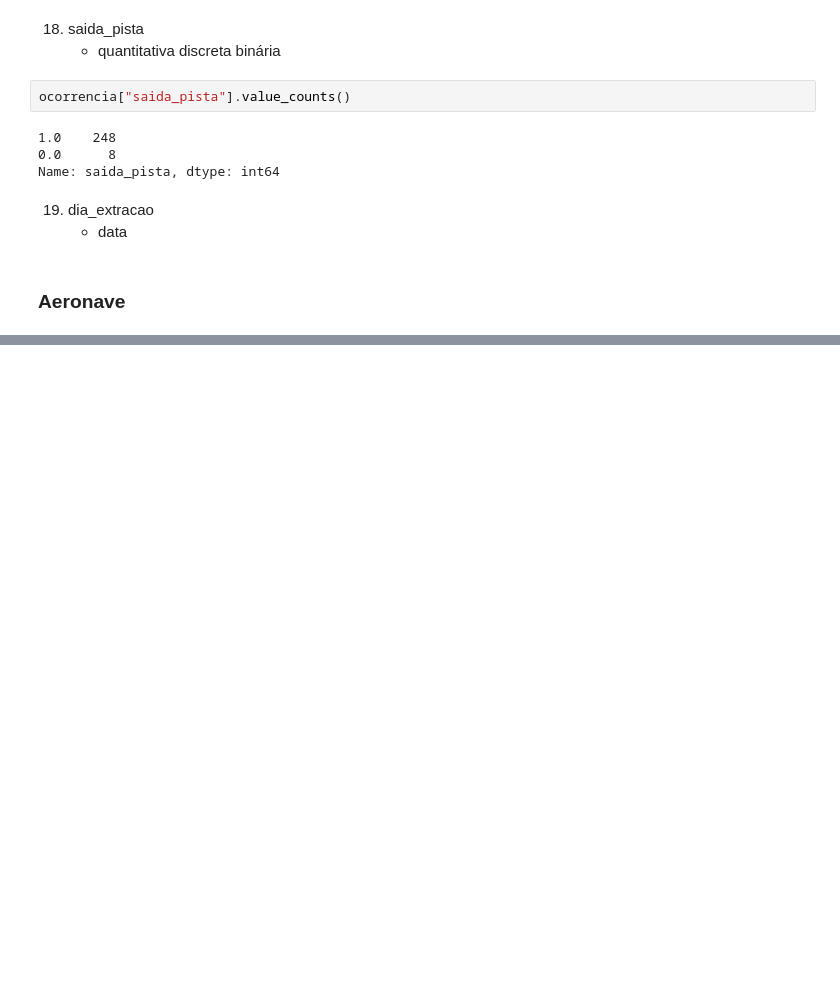
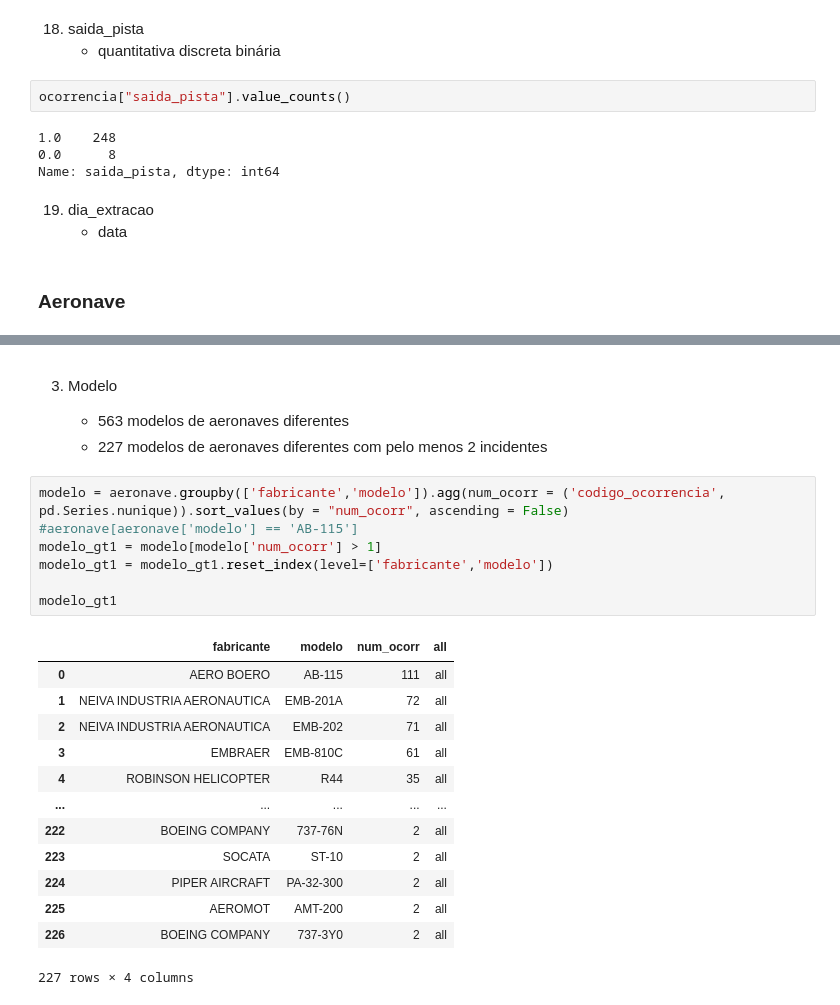
Before and after one commit to larissasayurifutino/brazil-flights-events, a Jupyter notebook: src/descritivas_LarissaSayuriSantos.ipynb, the cells around one changed output, grey strips where cells are left out. Drawn from its saved outputs; the diff is of its cells as text; blank space fills up the shorter version.

```diff
--- a/src/descritivas_LarissaSayuriSantos.ipynb
+++ b/src/descritivas_LarissaSayuriSantos.ipynb
@@ -697,0 +842,26 @@ Name: saida_pista, dtype: int64
+# %% [markdown]
+3. Modelo
+
+    * 563 modelos de aeronaves diferentes
+    * 227 modelos de aeronaves diferentes com pelo menos 2 incidentes
+# %%
+modelo = aeronave.groupby(['fabricante','modelo']).agg(num_ocorr = ('codigo_ocorrencia', pd.Series.nunique)).sort_values(by = "num_ocorr", ascending = False)
+#aeronave[aeronave['modelo'] == 'AB-115']
+modelo_gt1 = modelo[modelo['num_ocorr'] > 1]
+modelo_gt1 = modelo_gt1.reset_index(level=['fabricante','modelo'])
+
+modelo_gt1
+# %% [output]
+|  | fabricante | modelo | num_ocorr | all |
+| 0 | AERO BOERO | AB-115 | 111 | all |
+| 1 | NEIVA INDUSTRIA AERONAUTICA | EMB-201A | 72 | all |
+| 2 | NEIVA INDUSTRIA AERONAUTICA | EMB-202 | 71 | all |
+| 3 | EMBRAER | EMB-810C | 61 | all |
+| 4 | ROBINSON HELICOPTER | R44 | 35 | all |
+| ... | ... | ... | ... | ... |
+| 222 | BOEING COMPANY | 737-76N | 2 | all |
+| 223 | SOCATA | ST-10 | 2 | all |
+| 224 | PIPER AIRCRAFT | PA-32-300 | 2 | all |
+| 225 | AEROMOT | AMT-200 | 2 | all |
+| 226 | BOEING COMPANY | 737-3Y0 | 2 | all |
+227 rows × 4 columns
```
Also changed, not shown: parts of 44 cells of this notebook.
